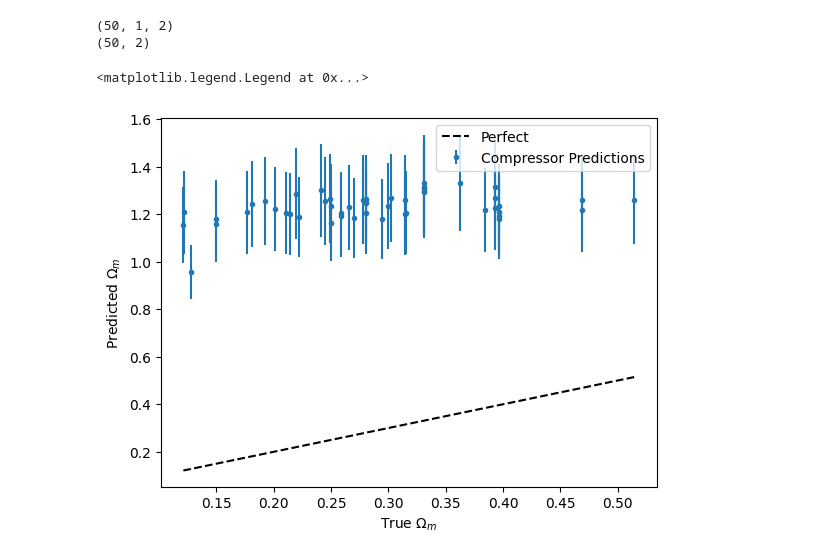
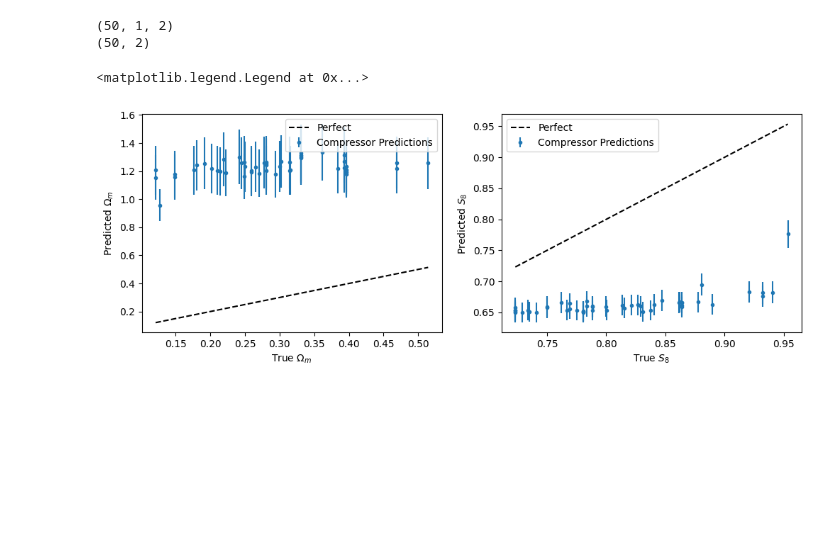
Before and after one commit to Ciela-Institute/CosmOrford, a Jupyter notebook: notebooks/checking_compressor.ipynb, the cells around one changed output. Cells and saved outputs as stored; diff of their text form; code cells hidden in the pictures; blank space fills up the shorter version.

Commit message:
Plotting Omega_m and S_8

```diff
--- a/notebooks/checking_compressor.ipynb
+++ b/notebooks/checking_compressor.ipynb
@@ -100,18 +100,31 @@ print(all_thetas.shape)
 # %%
 import matplotlib.pyplot as plt
 omegam_mean = all_means[:, 0, 0]
 omegam_std = all_stds[:, 0, 0]
 omegam_true = all_thetas[:, 0]
 
 
-plt.errorbar(omegam_true, omegam_mean, fmt = ".", yerr = omegam_std, label = "Compressor Predictions")
-plt.plot([omegam_true.min(), omegam_true.max()],[omegam_true.min(), omegam_true.max()], color = "k", ls = "dashed", label = "Perfect")
-plt.xlabel(r"True $\Omega_m$")
-plt.ylabel(r"Predicted $\Omega_m$")
-plt.legend()
+fig, axs = plt.subplots(1, 2, figsize = (12, 4))
+
+ax = axs[0]
+ax.errorbar(omegam_true, omegam_mean, fmt = ".", yerr = omegam_std, label = "Compressor Predictions")
+ax.plot([omegam_true.min(), omegam_true.max()],[omegam_true.min(), omegam_true.max()], color = "k", ls = "dashed", label = "Perfect")
+ax.set_xlabel(r"True $\Omega_m$")
+ax.set_ylabel(r"Predicted $\Omega_m$")
+ax.legend()
+
+ax = axs[1]
+omegam_mean = all_means[:, 0, 1]
+omegam_std = all_stds[:, 0, 1]
+omegam_true = all_thetas[:, 1]
+ax.errorbar(omegam_true, omegam_mean, fmt = ".", yerr = omegam_std, label = "Compressor Predictions")
+ax.plot([omegam_true.min(), omegam_true.max()],[omegam_true.min(), omegam_true.max()], color = "k", ls = "dashed", label = "Perfect")
+ax.set_xlabel(r"True $S_8$")
+ax.set_ylabel(r"Predicted $S_8$")
+ax.legend()
 # %% [output]
 <matplotlib.legend.Legend at 0x...>
-[figure, old version]
+[figure, new version]
 # %%
 theta_all
 # %% [output]
```
